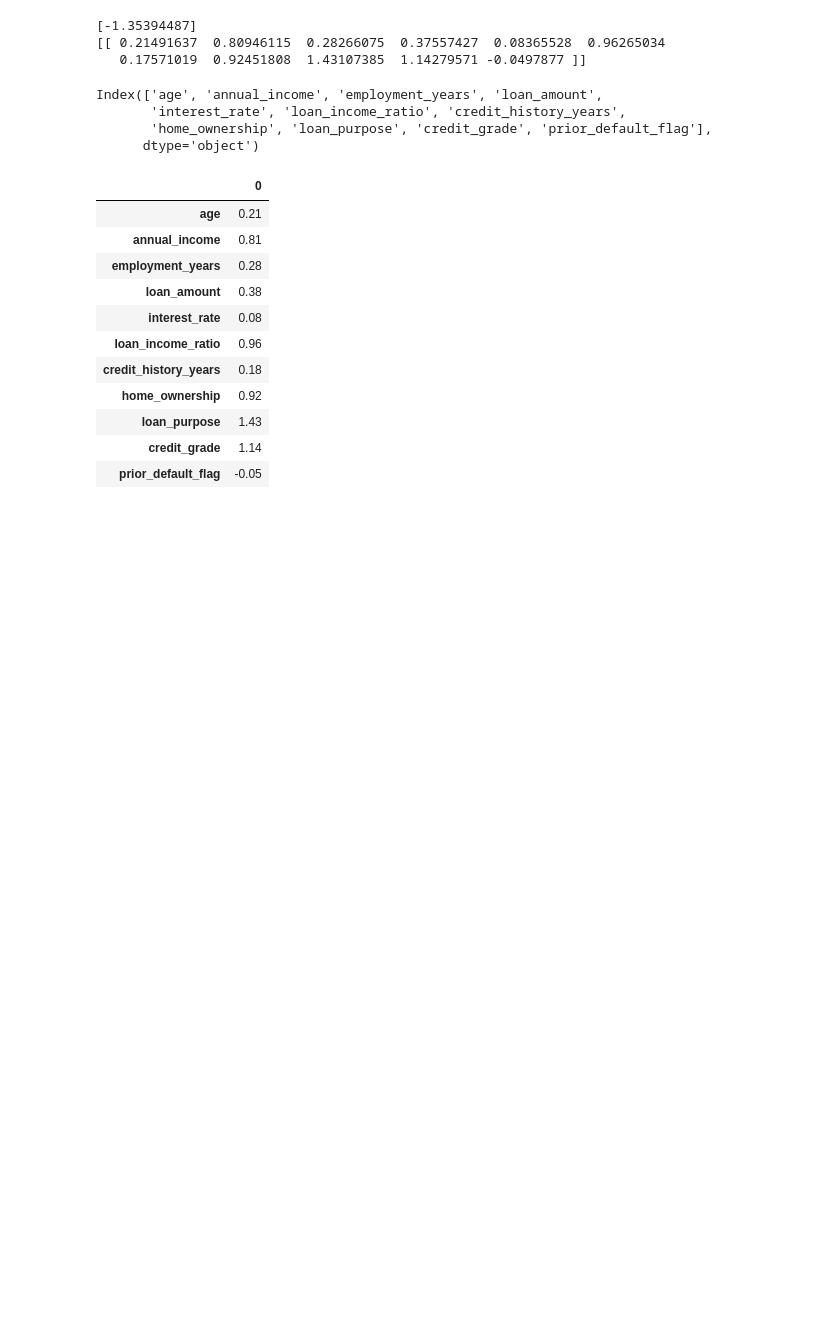
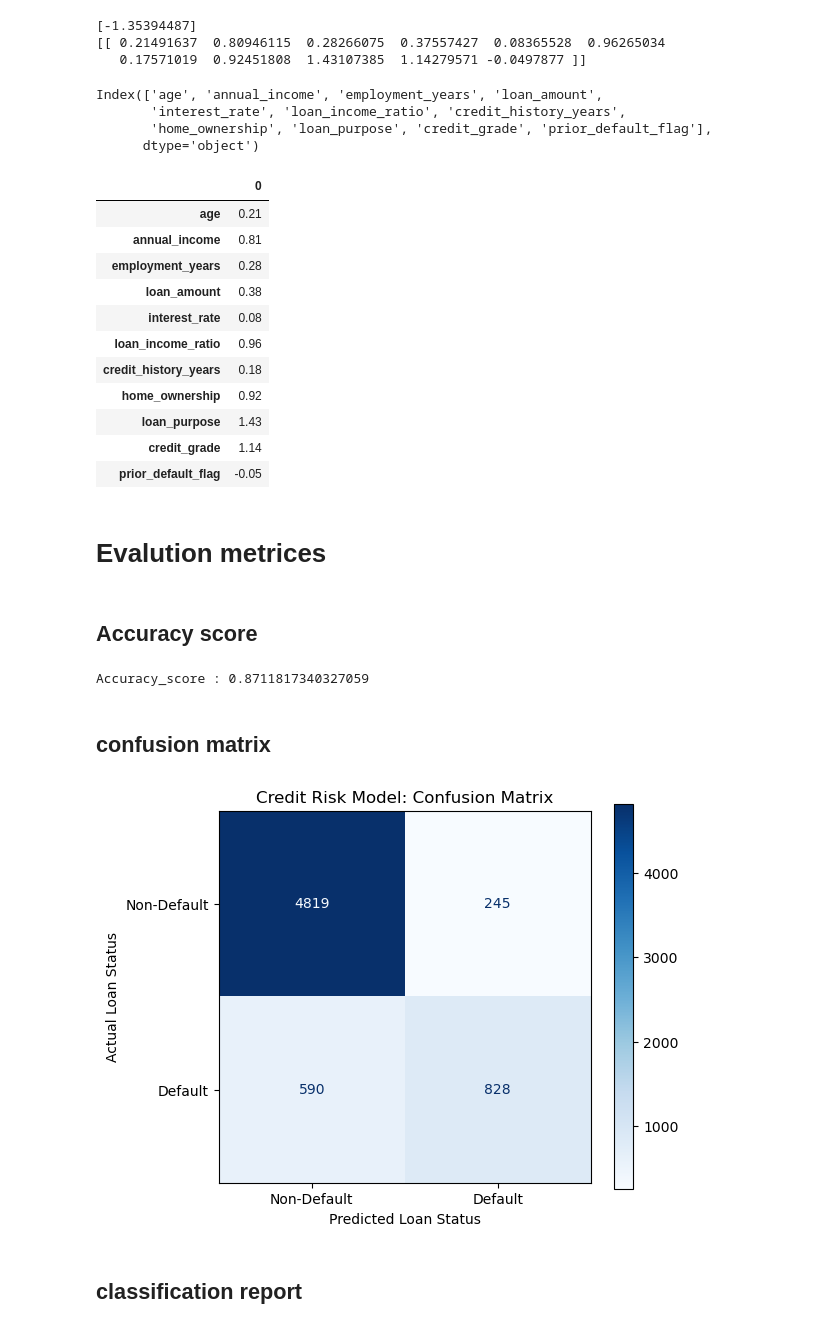
Before and after one commit to manish-singh-deswal/credit-risk-application-scorecard, a Jupyter notebook: 02_notebooks/model.ipynb, the cells around one changed output. Saved outputs shown, nothing was run; the diff lists cells and outputs as text; code cells hidden in the pictures; blank space fills up the shorter version.

Commit message:
feat : evaulation metrices

```diff
--- a/02_notebooks/model.ipynb
+++ b/02_notebooks/model.ipynb
@@ -492,0 +500,4 @@ LogisticRegression()
+# %%
+# predication hard class at 0.5
+y_pred = logistic_regression_model.predict(X_test_woe)
+y_pred
@@ -519,3 +532,32 @@ pd.DataFrame(index=X_train_woe.columns,data=np.round(logistic_regression_model.c
 | loan_purpose | 1.43 |
 | credit_grade | 1.14 |
 | prior_default_flag | -0.05 |
+# %% [markdown]
+# Evalution metrices
+# %% [markdown]
+## Accuracy score
+# %%
+print('Accuracy_score :',accuracy_score(y_test,y_pred))
+# %% [output]
+Accuracy_score : 0.8711817340327059
+# %% [markdown]
+## confusion matrix
+# %%
+cm = confusion_matrix(y_test, y_pred, labels=[0, 1])
+
+disp = ConfusionMatrixDisplay(
+    confusion_matrix=cm,
+    display_labels=["Non-Default", "Default"],
+)
+
+fig, ax = plt.subplots(figsize=(6, 5))
+disp.plot(cmap="Blues", ax=ax, values_format="d")
+
+ax.set_xlabel("Predicted Loan Status")
+ax.set_ylabel("Actual Loan Status")
+ax.set_title("Credit Risk Model: Confusion Matrix")
+plt.show()
+# %% [output]
+[figure, added]
+# %% [markdown]
+## classification report
```
Also changed, not shown: parts of 17 cells of this notebook.
